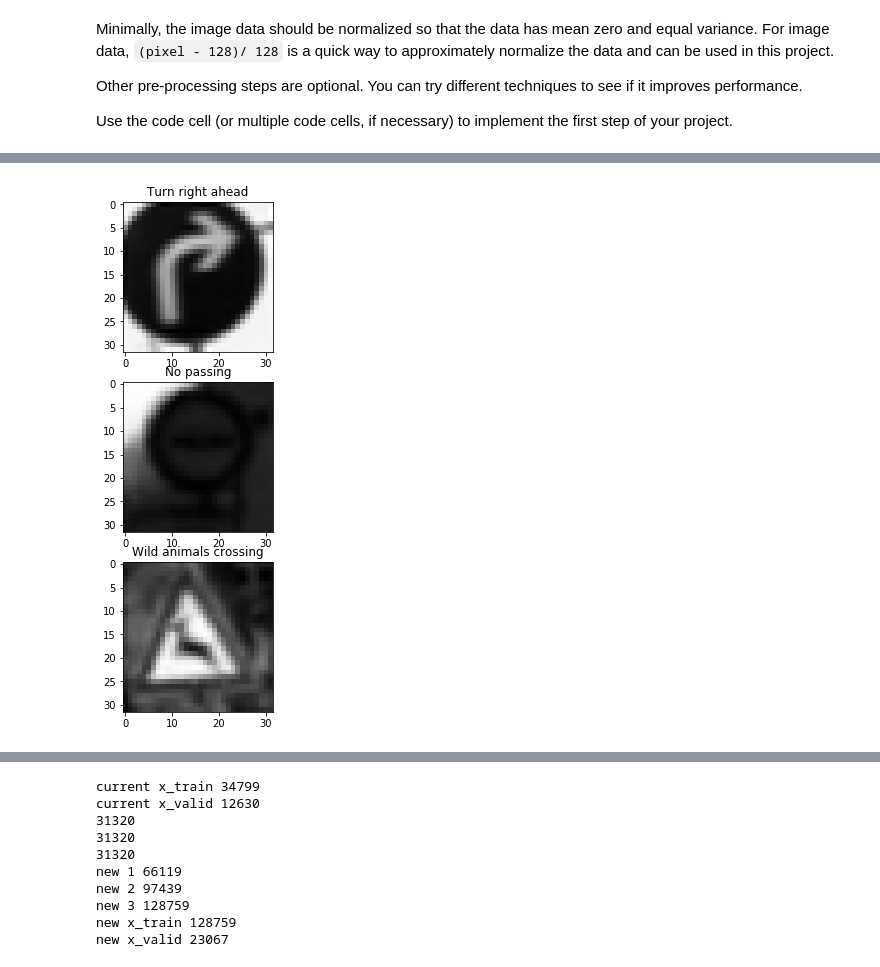
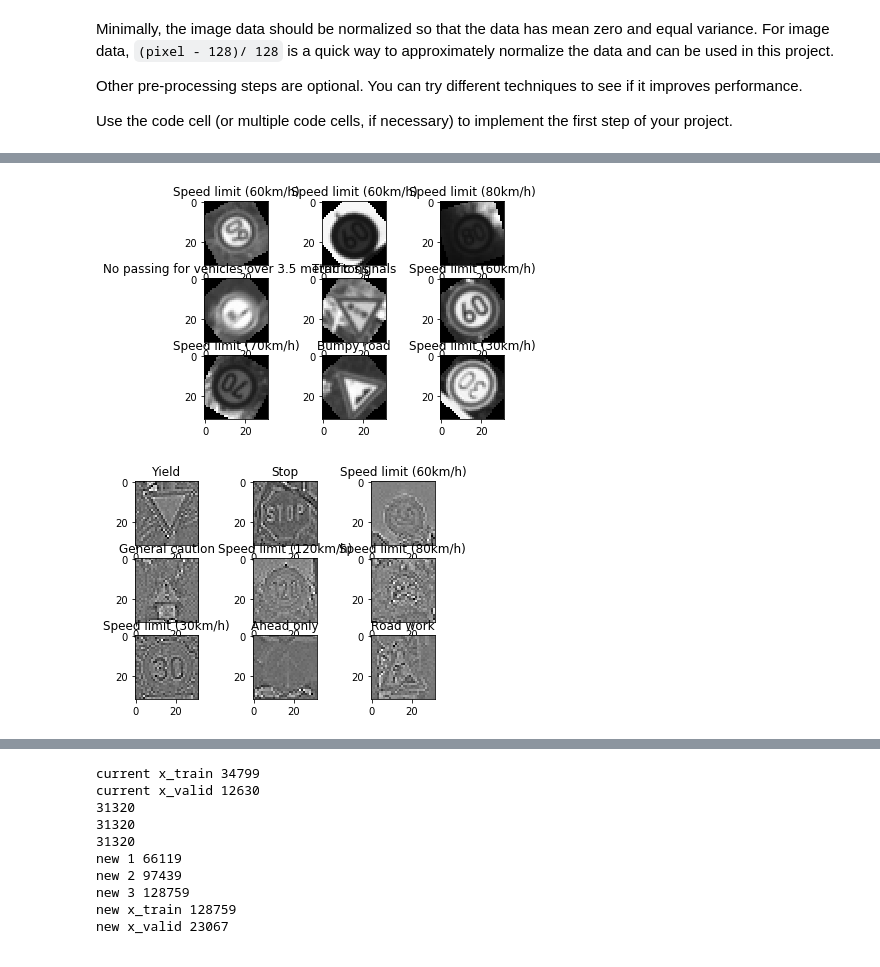
Before and after one commit to matheuslrsouza/CarND-Traffic-Sign-Classifier-Project, a Jupyter notebook: Traffic_Sign_Classifier.ipynb, the cells around one changed output, grey strips where cells are left out. Cells and saved outputs as stored; diff of their text form; code cells hidden in the pictures.

```diff
--- a/Traffic_Sign_Classifier.ipynb
+++ b/Traffic_Sign_Classifier.ipynb
@@ -240,9 +275,0 @@ print(X_train.shape)
-# %%
-fig = plt.figure(figsize=(16, 16))
-
-for i in range(0, 3):
-    n = random.randint(0, n_train)
-    a=fig.add_subplot(5, 1, i + 1)
-    image = X_train[n].squeeze()
-    imgplot = plt.imshow(image, cmap="gray")
-    a.set_title(labels_to_name[y_train[n]])
@@ -316,14 +287,25 @@ Using TensorFlow backend.
-# %%
-fig = plt.figure(figsize=(16, 16))
-
-for i in range(0, 3):
-    n = random.randint(0, n_train)
-    a=fig.add_subplot(5, 1, i + 1)
-    image = zoom_images[n].squeeze()
-    imgplot = plt.imshow(image, cmap="gray")
-    a.set_title(labels_to_name[zoom_labels[n]])
-# %% [output]
-[figure, removed]
+# %%
+# create a grid of 3x3 images
+# shows the rotated images
+for i in range(0, 9):
+    a = plt.subplot(330 + 1 + i)
+    a.set_title(labels_to_name[rotated_labels[i]])
+    plt.imshow(rotated_images[i].squeeze(), cmap=plt.get_cmap('gray'))
+# show the plot
+plt.show()
+# %% [output]
+[figure, added]
+# %%
+# create a grid of 3x3 images
+# shows the whitening images
+for i in range(0, 9):
+    a = plt.subplot(330 + 1 + i)
+    a.set_title(labels_to_name[whitening_labels[i]])
+    plt.imshow(whitening_images[i].squeeze(), cmap=plt.get_cmap('gray'))
+# show the plot
+plt.show()
+# %% [output]
+[figure, added]
 # %%
 def extract_validation_data(x, y, x_valid, y_valid):
 
```
Also changed, not shown: parts of 29 cells of this notebook, 3 other files.
